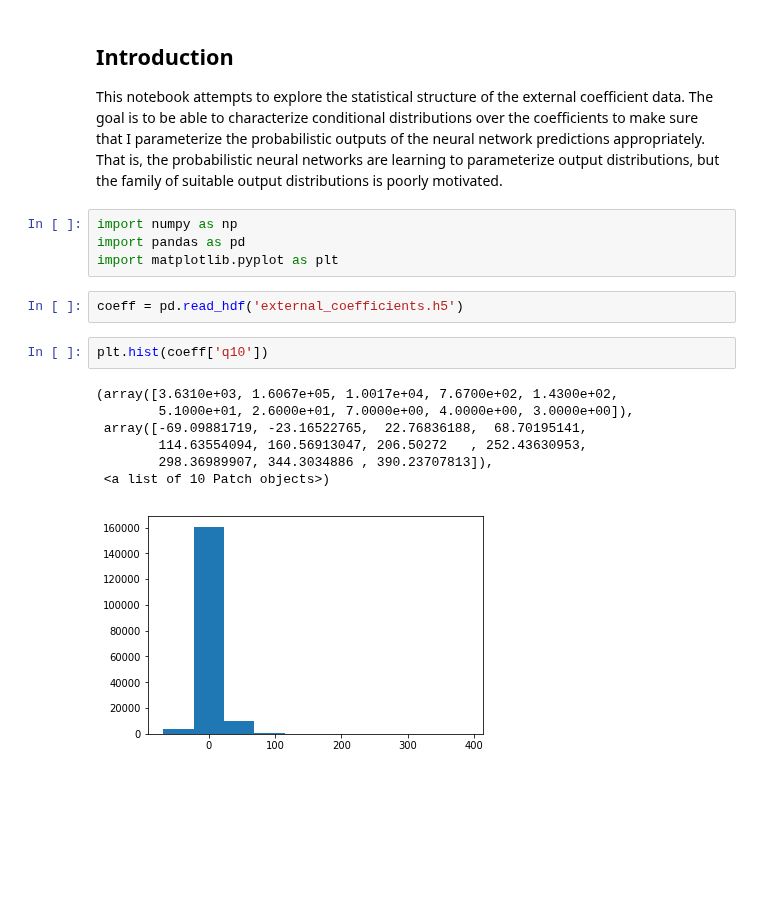
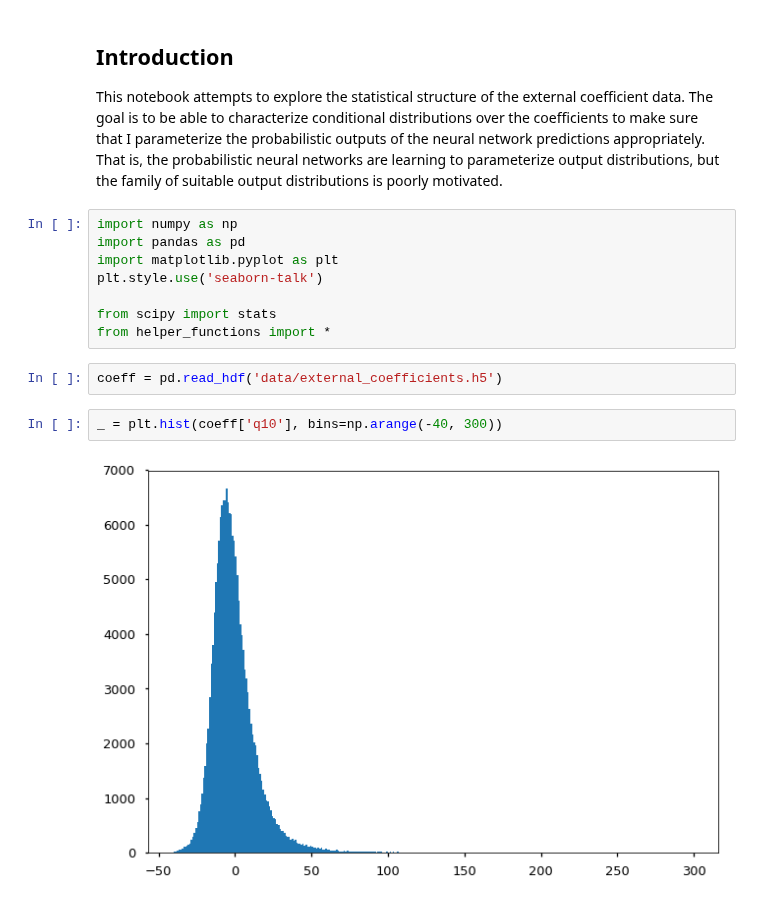
Before and after one commit to sarttiso/spaceweather, a Jupyter notebook: external_coefficient_statistics.ipynb, the cells around one changed output. Saved outputs shown, nothing was run; the diff lists cells and outputs as text; blank space fills up the shorter version.

```diff
--- a/external_coefficient_statistics.ipynb
+++ b/external_coefficient_statistics.ipynb
@@ -10,15 +10,13 @@ This notebook attempts to explore the statistical structure of the external coef
 import numpy as np
 import pandas as pd
 import matplotlib.pyplot as plt
+plt.style.use('seaborn-talk')
+
+from scipy import stats
+from helper_functions import *
 # %%
-coeff = pd.read_hdf('external_coefficients.h5')
+coeff = pd.read_hdf('data/external_coefficients.h5')
-# %%
-plt.hist(coeff['q10'])
-# %% [output]
-(array([3.6310e+03, 1.6067e+05, 1.0017e+04, 7.6700e+02, 1.4300e+02,
-        5.1000e+01, 2.6000e+01, 7.0000e+00, 4.0000e+00, 3.0000e+00]),
- array([-69.09881719, -23.16522765,  22.76836188,  68.70195141,
-        114.63554094, 160.56913047, 206.50272   , 252.43630953,
-        298.36989907, 344.3034886 , 390.23707813]),
- <a list of 10 Patch objects>)
-[figure, removed]
+# %%
+_ = plt.hist(coeff['q10'], bins=np.arange(-40, 300))
+# %% [output]
+[figure, added]
```
Also changed, not shown: parts of 2 cells of this notebook, 2 other files.
